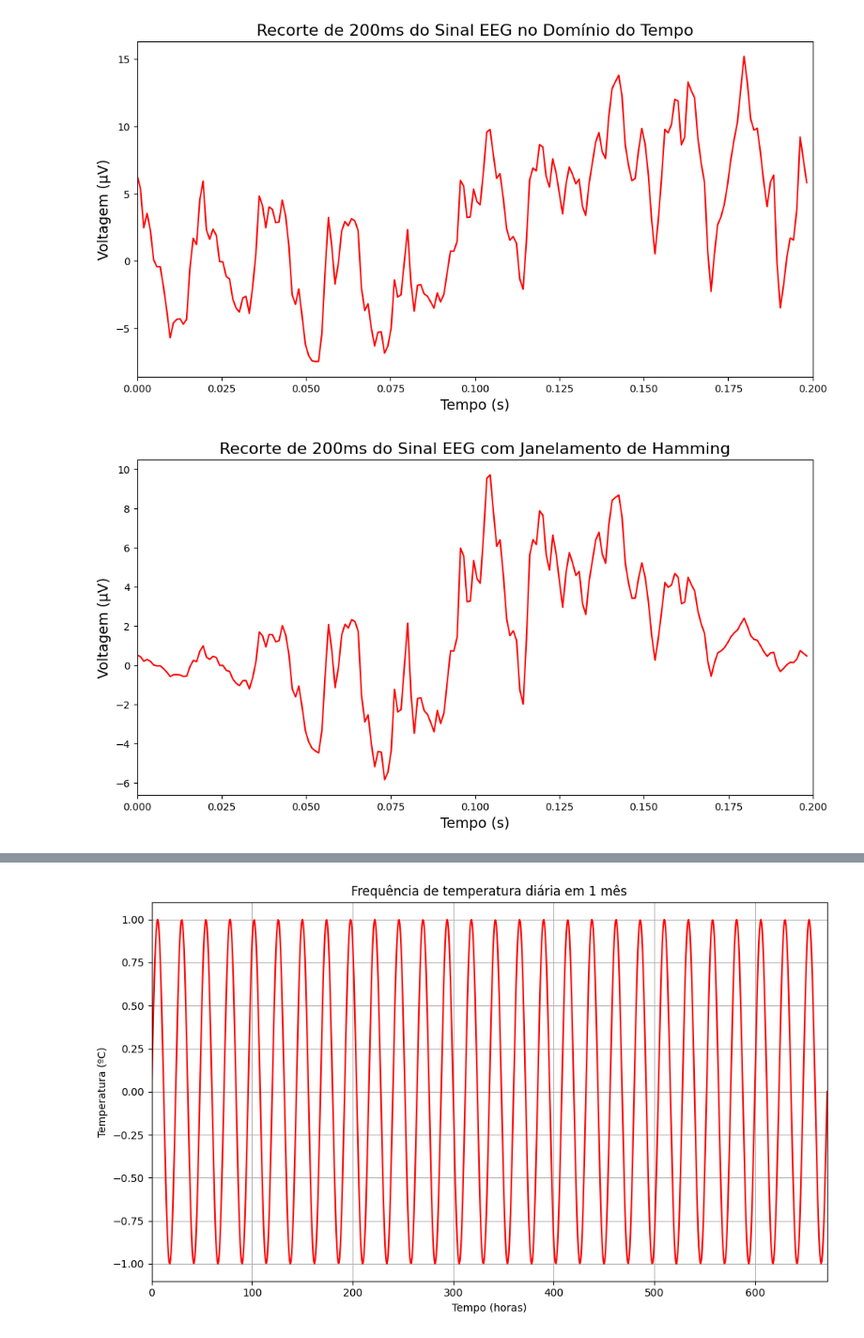
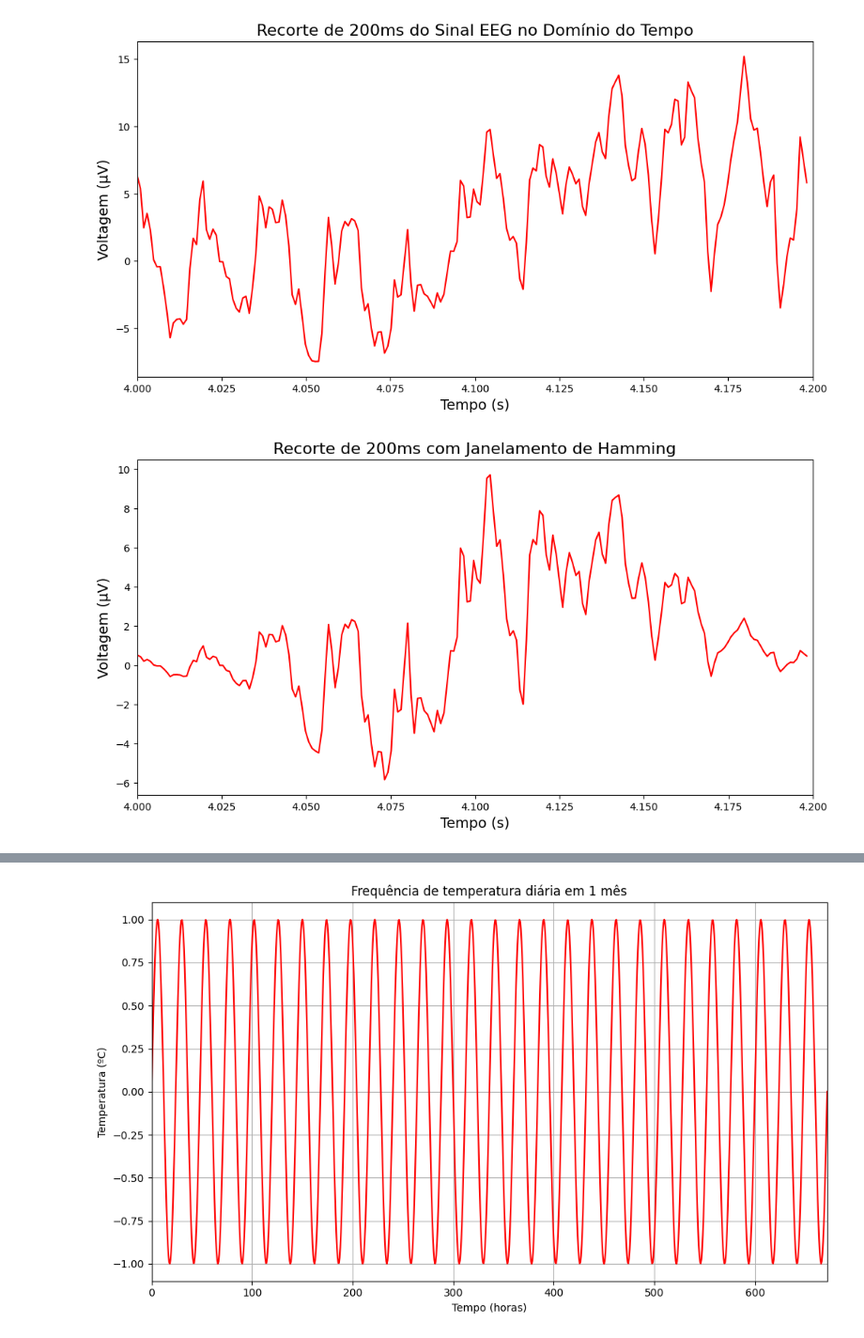
Before and after one commit to PauloMatheusGr/DSP-Class, a Jupyter notebook: aula-fft.ipynb, the cells around one changed output, grey strips where cells are left out. Shown at 94% size. Cells and saved outputs as stored; diff of their text form; code cells hidden in the pictures.

```diff
--- a/aula-fft.ipynb
+++ b/aula-fft.ipynb
@@ -102,17 +102,9 @@ import scipy.io as sio
 import matplotlib.pyplot as plt
 
 # Carregar os dados do arquivo .mat
-matdat = sio.loadmat('EEGrestingState.mat')
-eegdata = matdat['eegdata'][0]
-srate = matdat['srate'][0][0]
-
-# Triplicar os dados
-eegdata_triplicado = np.concatenate([eegdata, eegdata, eegdata])
-srate_triplicado = srate
-
-# Salvar os dados triplicados em um novo arquivo .mat
-matdat_triplicado = {'eegdata': eegdata_triplicado, 'srate': srate_triplicado}
-sio.savemat('EEGrestingState_triplicado.mat', matdat_triplicado)
+matdat = sio.loadmat('EEGrestingState_triplicado.mat')
+eegdata_triplicado = matdat['eegdata'][0]
+srate_triplicado = matdat['srate'][0][0]
 
 # Calcular o número de pontos correspondentes a 200 milissegundos
 N_200ms = int(0.2 * srate_triplicado)
@@ -121,52 +113,50 @@ N_200ms = int(0.2 * srate_triplicado)
 eegdata_200ms = eegdata_triplicado[:N_200ms]
 timevec_200ms = np.arange(0, N_200ms) / srate_triplicado
 
-# Plotar o recorte de 200 milissegundos
+# Plotar o vigésimo frame mais adiante no tempo (4 segundos mais tarde)
 plt.figure(figsize=(12, 6))
-plt.plot(timevec_200ms, eegdata_200ms, 'r')  # Alteração da cor para vermelho
+plt.plot(timevec_200ms + 4, eegdata_200ms, 'r')  # Alteração do tempo de plotagem
 plt.xlabel('Tempo (s)', fontsize=14)
 plt.ylabel('Voltagem (µV)', fontsize=14)
 plt.title('Recorte de 200ms do Sinal EEG no Domínio do Tempo', fontsize=16)
-plt.xlim(0, 0.2)
+plt.xlim(4, 4.2)  # Ajustando o limite do eixo x para 4 segundos
 plt.show()
 # %% [output]
 [figure]
 # %%
 import numpy as np
 import scipy.io as sio
 import matplotlib.pyplot as plt
 
+# Função para calcular a janela de Hamming
+def hamming_window(N):
+    return 0.54 - 0.46 * np.cos(2 * np.pi * np.arange(N) / (N - 1))
+
 # Carregar os dados do arquivo .mat
-matdat = sio.loadmat('EEGrestingState.mat')
-eegdata = matdat['eegdata'][0]
-srate = matdat['srate'][0][0]
-
-# Triplicar os dados
-eegdata_triplicado = np.concatenate([eegdata, eegdata, eegdata])
-srate_triplicado = srate
-
-# Salvar os dados triplicados em um novo arquivo .mat
-matdat_triplicado = {'eegdata': eegdata_triplicado, 'srate': srate_triplicado}
-sio.savemat('EEGrestingState_triplicado.mat', matdat_triplicado)
+matdat = sio.loadmat('EEGrestingState_triplicado.mat')
+eegdata_triplicado = matdat['eegdata'][0]
+srate_triplicado = matdat['srate'][0][0]
 
 # Calcular o número de pontos correspondentes a 200 milissegundos
 N_200ms = int(0.2 * srate_triplicado)
 
 # Selecionar o recorte de 200 milissegundos dos dados triplicados
 eegdata_200ms = eegdata_triplicado[:N_200ms]
 timevec_200ms = np.arange(0, N_200ms) / srate_triplicado
 
-# Aplicar o janelamento de Hamming ponto a ponto
-hamming_window = np.hamming(len(eegdata_200ms))
-eegdata_200ms_windowed = eegdata_200ms * hamming_window
+# Criar a janela de Hamming
+hamming_window_200ms = hamming_window(N_200ms)
 
-# Plotar o recorte de 200 milissegundos com janelamento de Hamming
+# Aplicar o janelamento ponto a ponto
+eegdata_hamming = eegdata_200ms * hamming_window_200ms
+
+# Plotar o sinal EEG janelado
 plt.figure(figsize=(12, 6))
-plt.plot(timevec_200ms, eegdata_200ms_windowed, 'r')  # Alteração da cor para azul
+plt.plot(timevec_200ms + 4, eegdata_hamming, 'r')  # Alteração do tempo de plotagem
 plt.xlabel('Tempo (s)', fontsize=14)
 plt.ylabel('Voltagem (µV)', fontsize=14)
-plt.title('Recorte de 200ms do Sinal EEG com Janelamento de Hamming', fontsize=16)
-plt.xlim(0, 0.2)
+plt.title('Recorte de 200ms com Janelamento de Hamming', fontsize=16)
+plt.xlim(4, 4.2)  # Ajustando o limite do eixo x para 4 segundos
 plt.show()
 # %% [output]
-[figure, old version]
+[figure, new version]
```
Also changed, not shown: parts of 4 cells of this notebook, 6 other files.
